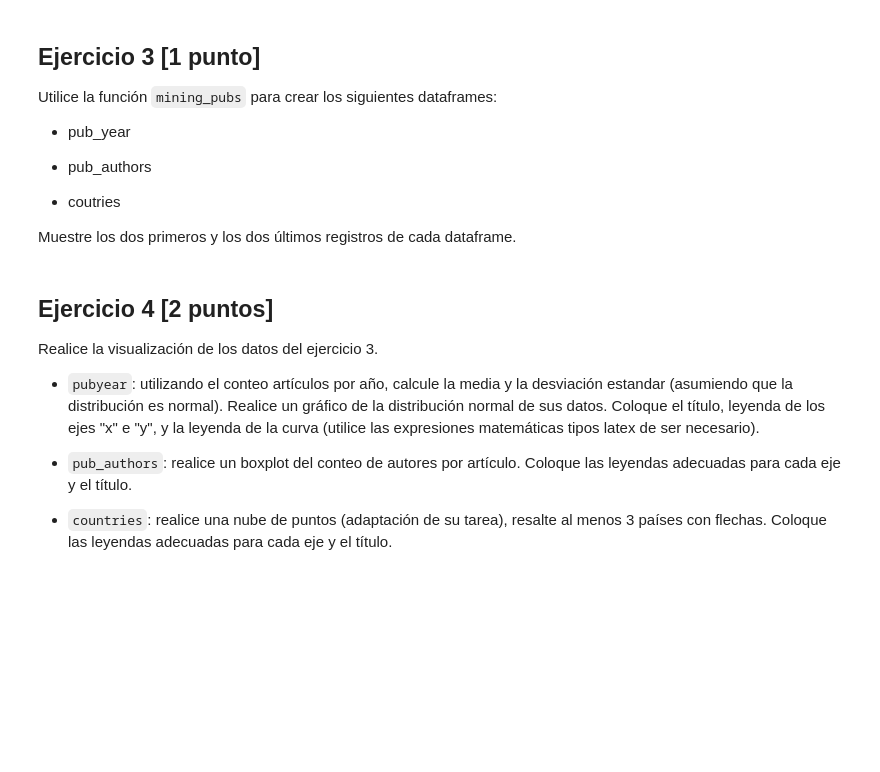
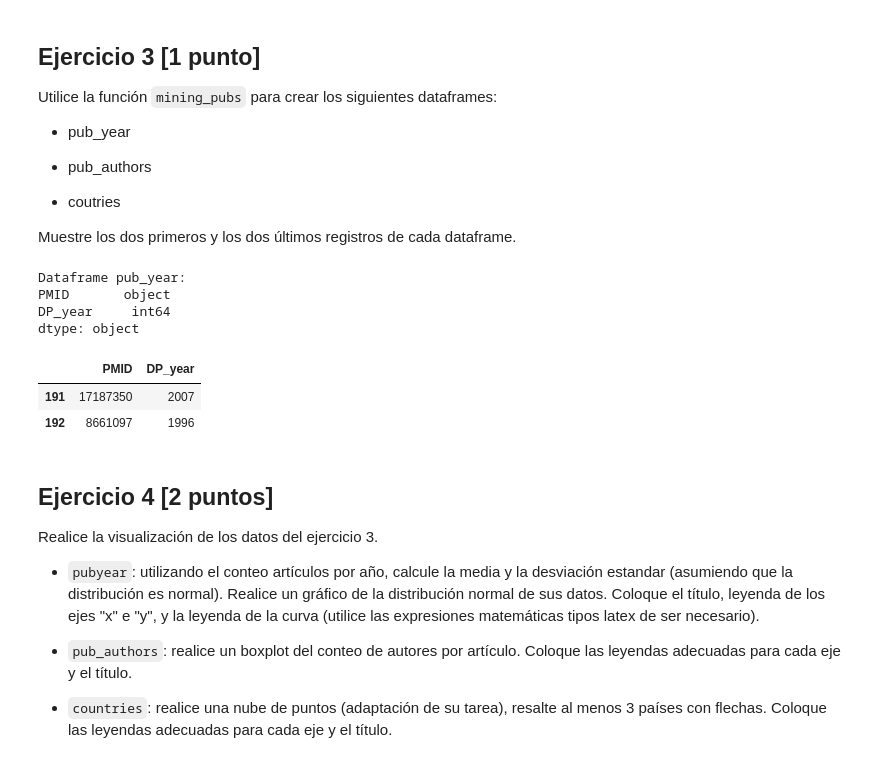
Before and after one commit to Orleans12/GBI6_ExamenPython, a Jupyter notebook: data/2021II_GBI6_ExamenParcialPython.ipynb, the cells around one changed output. Drawn from its saved outputs; the diff is of its cells as text; code cells hidden in the pictures; blank space fills up the shorter version.

```diff
--- a/data/2021II_GBI6_ExamenParcialPython.ipynb
+++ b/data/2021II_GBI6_ExamenParcialPython.ipynb
@@ -167,6 +172,18 @@
 Muestre los dos primeros y los dos últimos registros de cada dataframe.
 # %%
 # Escriba aquí su código para el ejercicio 3
+print("Dataframe pub_year:")
+frame_pub_year = msc.mining_pubs("DP")
+print(frame_pub_year.dtypes)
+display(frame_pub_year.tail(2))
+# %% [output]
+Dataframe pub_year:
+PMID       object
+DP_year     int64
+dtype: object
+|  | PMID | DP_year |
+| 191 | 17187350 | 2007 |
+| 192 | 8661097 | 1996 |
 # %% [markdown]
 ## Ejercicio 4 [2 puntos]
 
```
Also changed, not shown: parts of 2 cells of this notebook, 1 other file.
